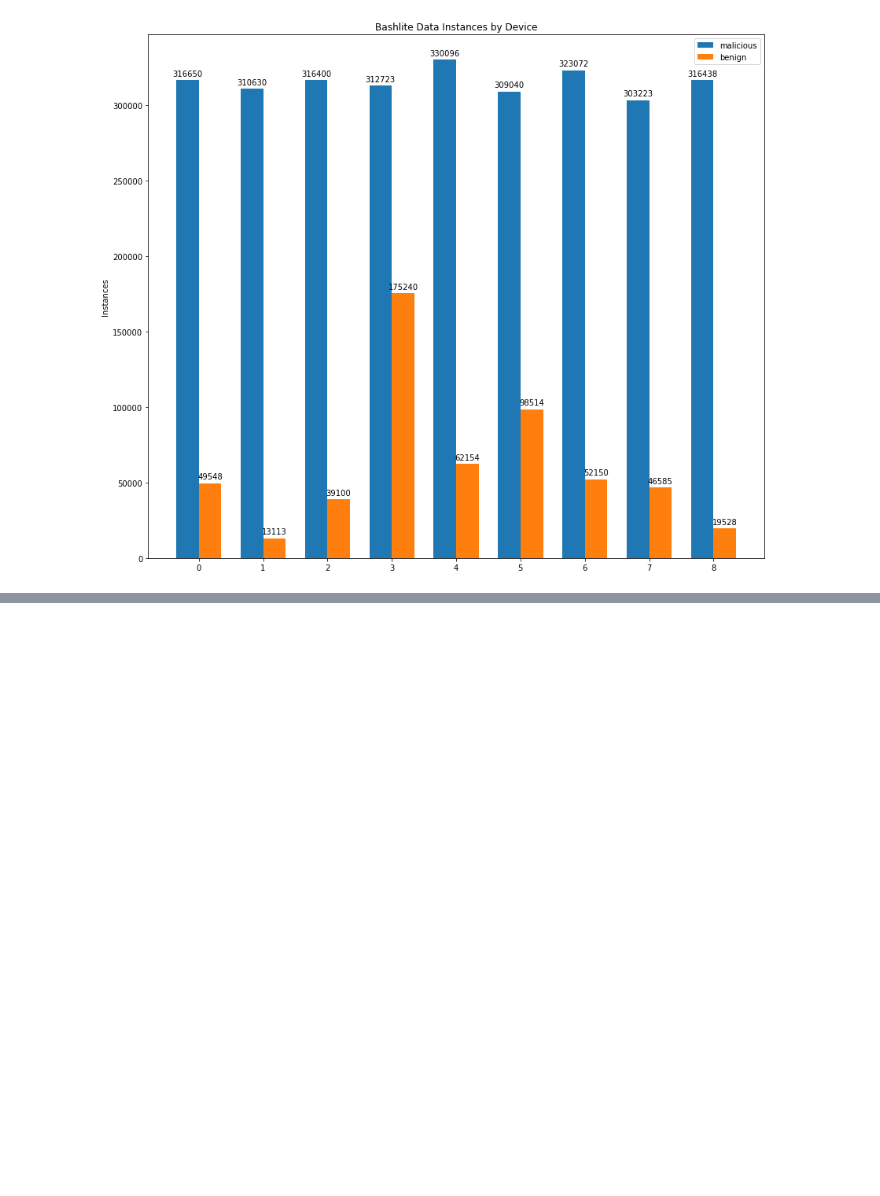
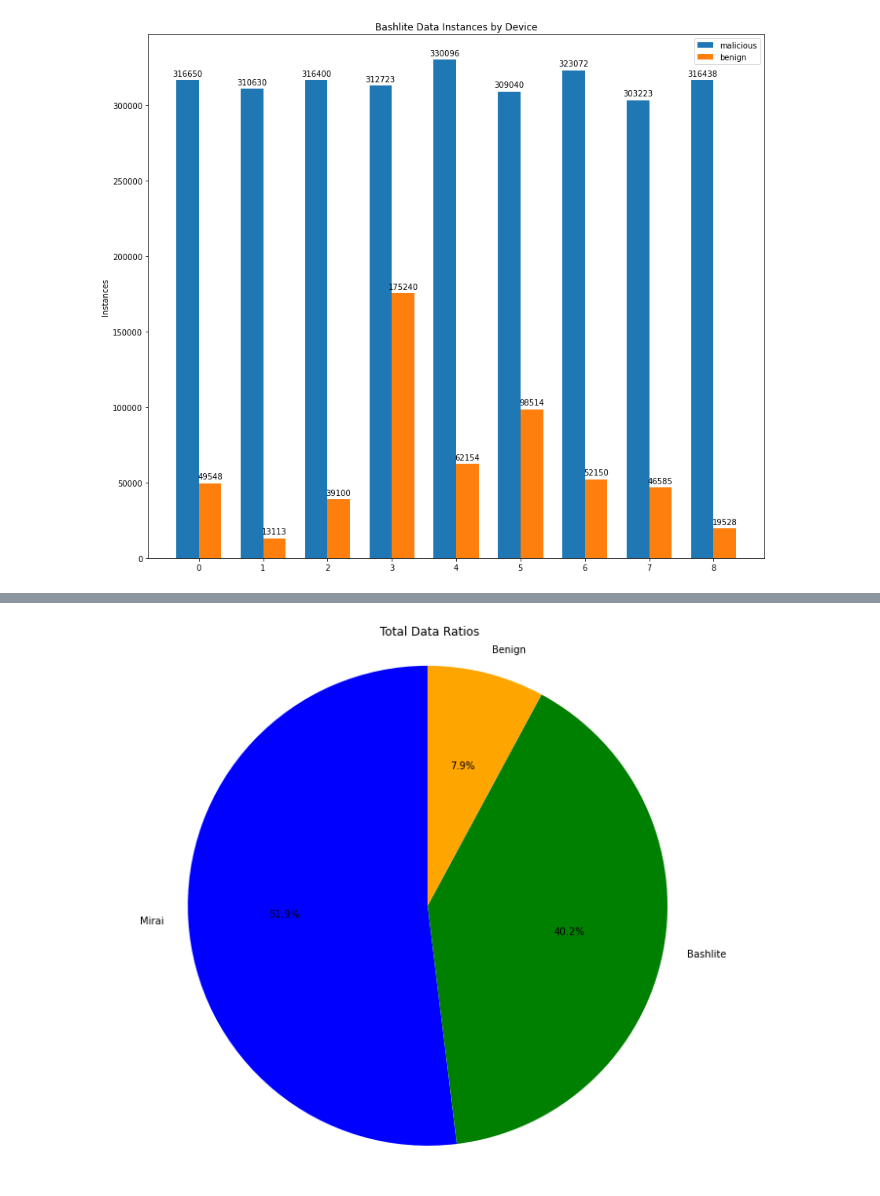
Before and after one commit to vmc9/BigDataProject, a Jupyter notebook: analysis/n_balo_t_data_exploration.ipynb, the cells around one changed output, grey strips where cells are left out. Drawn from its saved outputs; the diff is of its cells as text; code cells hidden in the pictures; blank space fills up the shorter version.

Commit message:
data exploration: pie charts

```diff
--- a/analysis/n_balo_t_data_exploration.ipynb
+++ b/analysis/n_balo_t_data_exploration.ipynb
@@ -96,3 +96,18 @@ for device in mirai_devices:
 benign_traffic_data = {}
 for device in benign:
     benign_traffic_data[device] = dd.read_csv(f'../data/n_balo_t/{device}/benign_traffic.csv')
+# %%
+# data balance check for mirai devices benign traffic
+m_benign_instances = []
+for device in mirai_devices:
+    m_benign_instances.append(benign_traffic_data[device].shape[0].compute())
+# %%
+# data balance check for mirai
+m_malicious = []
+for device in mirai_devices:
+    total_malign = 0
+    current_device = mirai_attack_data[device]
+    for attack in mirai_attacks:
+        counted = current_device[attack].shape[0].compute()
+        total_malign += counted
+    m_malicious.append(total_malign)
@@ -99,14 +156,17 @@ for device in benign:
+# %%
+# data balance check for bashlite devices benign traffic
+b_benign_instances = []
+for device in bashlite_devices:
+    b_benign_instances.append(benign_traffic_data[device].shape[0].compute())
 # %%
 # data balance check for bashlite
-malicious = []
-benign = []
+b_malicious = []
 for device in bashlite_devices:
     total_malign = 0
     current_device = bashlite_attack_data[device]
     for attack in bashlite_attacks:
         counted = current_device[attack].shape[0].compute()
         total_malign += counted
-    benign.append(benign_traffic_data[device].shape[0].compute())
-    malicious.append(total_malign)
+    b_malicious.append(total_malign)
 # %%
 labels = [x for x in range(len(bashlite_devices))]
@@ -216,0 +214,12 @@ plt.show()
+# %%
+# data balance pie
+labels = 'Mirai', 'Bashlite', 'Benign'
+sizes = [sum(m_malicious), sum(b_malicious), sum(b_benign_instances)]
+
+fig1, ax1 = plt.subplots(figsize=(12,10))
+ax1.set_title('Total Data Ratios')
+ax1.pie(sizes, labels=labels, autopct='%1.1f%%', startangle=90, colors=['blue', 'green', 'orange'])
+ax1.axis('equal')
+plt.show()
+# %% [output]
+[figure, added]
```
Also changed, not shown: parts of 6 cells of this notebook.
